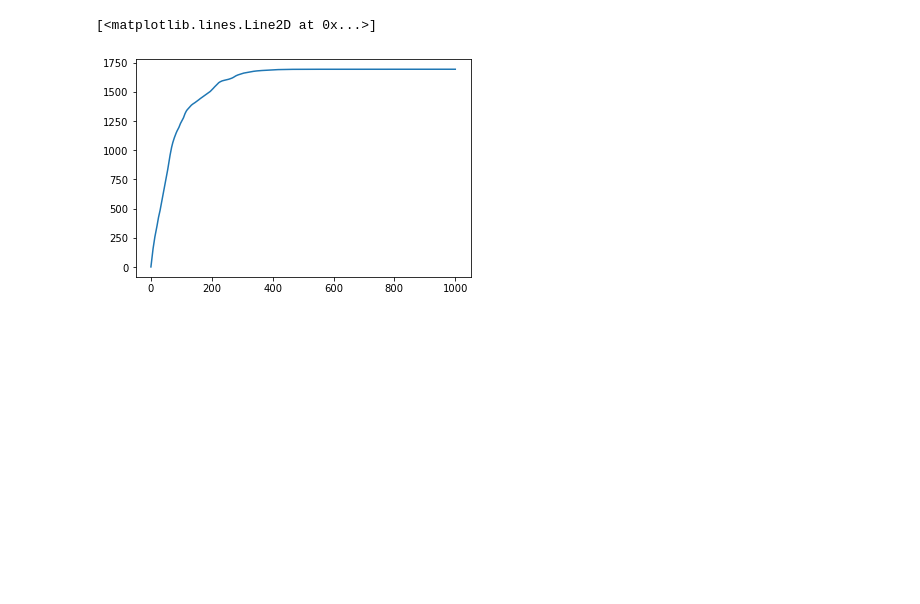
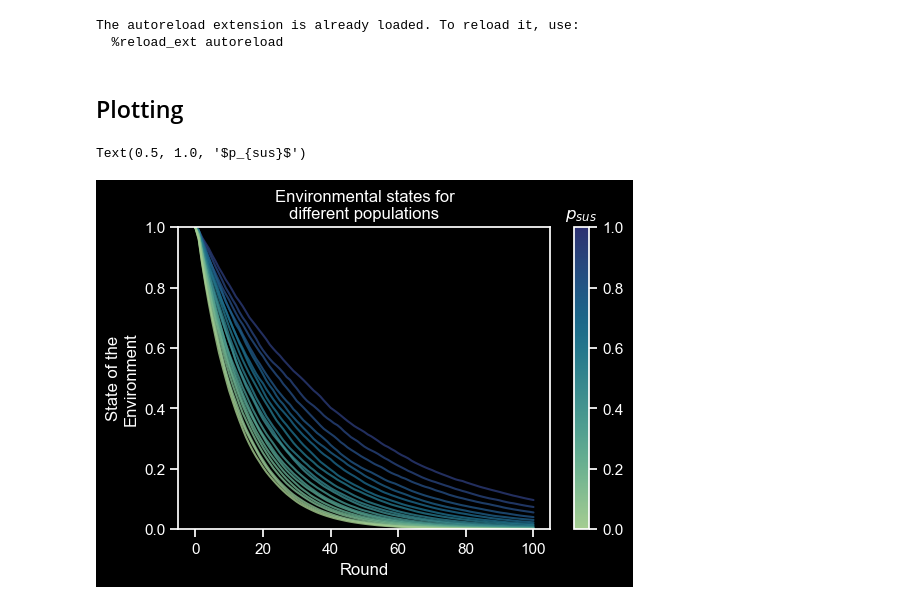
Before and after one commit to moltaire/sustainabilitygame, a Jupyter notebook: sustainability_game.ipynb, the cells around one changed output. Cells and saved outputs as stored; diff of their text form; code cells hidden in the pictures; blank space fills up the shorter version.

Commit message:
udpates: control over agents and environments

```diff
--- a/sustainability_game.ipynb
+++ b/sustainability_game.ipynb
@@ -82,5 +1,16 @@ plt.plot(env.state_history)
-# %%
-plt.plot(pop.total_points_history)
-# %% [output]
-[<matplotlib.lines.Line2D at 0x...>]
-[figure, removed]
+# %%
+%load_ext autoreload
+%autoreload 2
+
+import matplotlib.pyplot as plt
+import numpy as np
+import seaborn as sns
+from tqdm.notebook import tqdm
+
+sns.set_theme(style="ticks", context="notebook")
+plt.style.use("dark_background")
+
+import sustainabilitygame as sg
+# %% [output]
+The autoreload extension is already loaded. To reload it, use:
+  %reload_ext autoreload
@@ -86,0 +55,34 @@ plt.plot(pop.total_points_history)
+# %% [markdown]
+## Plotting
+# %%
+cmap = sns.color_palette("crest", as_cmap=True)
+sm = plt.cm.ScalarMappable(cmap=cmap)
+# %%
+# Plot the environmental state histories
+fig, ax = plt.subplots(dpi=100)
+for population in populations[::-1]:
+    ax.plot(
+        [1]
+        + [
+            np.mean(population.environment.state_history[r * N : ((r + 1) * N - 1)])
+            for r in range(R)
+        ],  # For each round, compute mean across participants' actions
+        color=cmap(population.p_sus),
+        alpha=0.8,
+    )
+
+# Labels
+ax.set_ylabel("State of the\nEnvironment")
+ax.set_xlabel("Round")
+ax.set_title("Environmental states for\ndifferent populations")
+
+
+# Limits
+ax.set_ylim(0, 1)
+
+# Add a colorbar
+clb = fig.colorbar(mappable=sm)
+clb.ax.set_title(r"$p_{sus}$")
+# %% [output]
+Text(0.5, 1.0, '$p_{sus}$')
+[figure, added]
```
Also changed, not shown: parts of 10 cells of this notebook, 5 other files.
